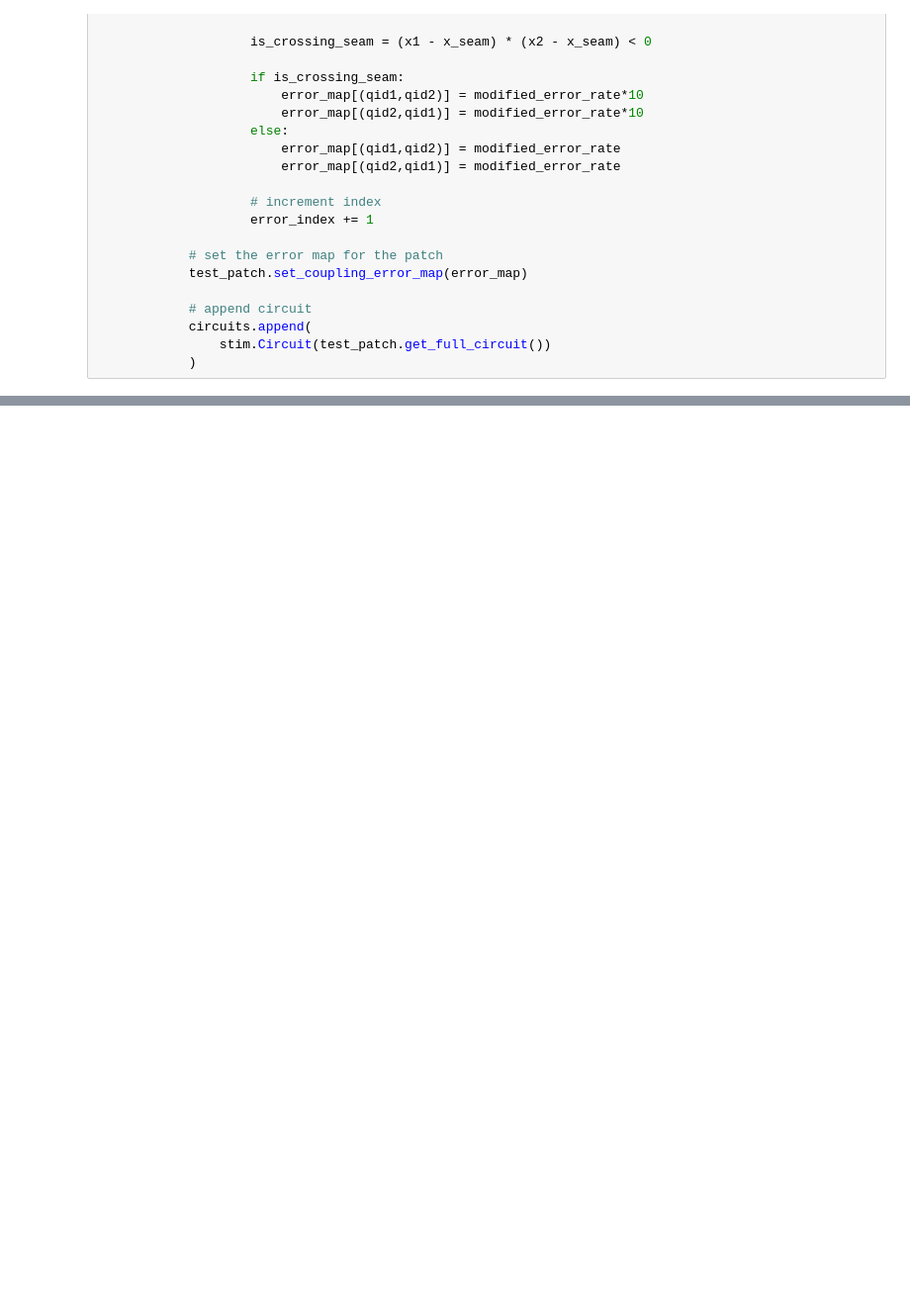
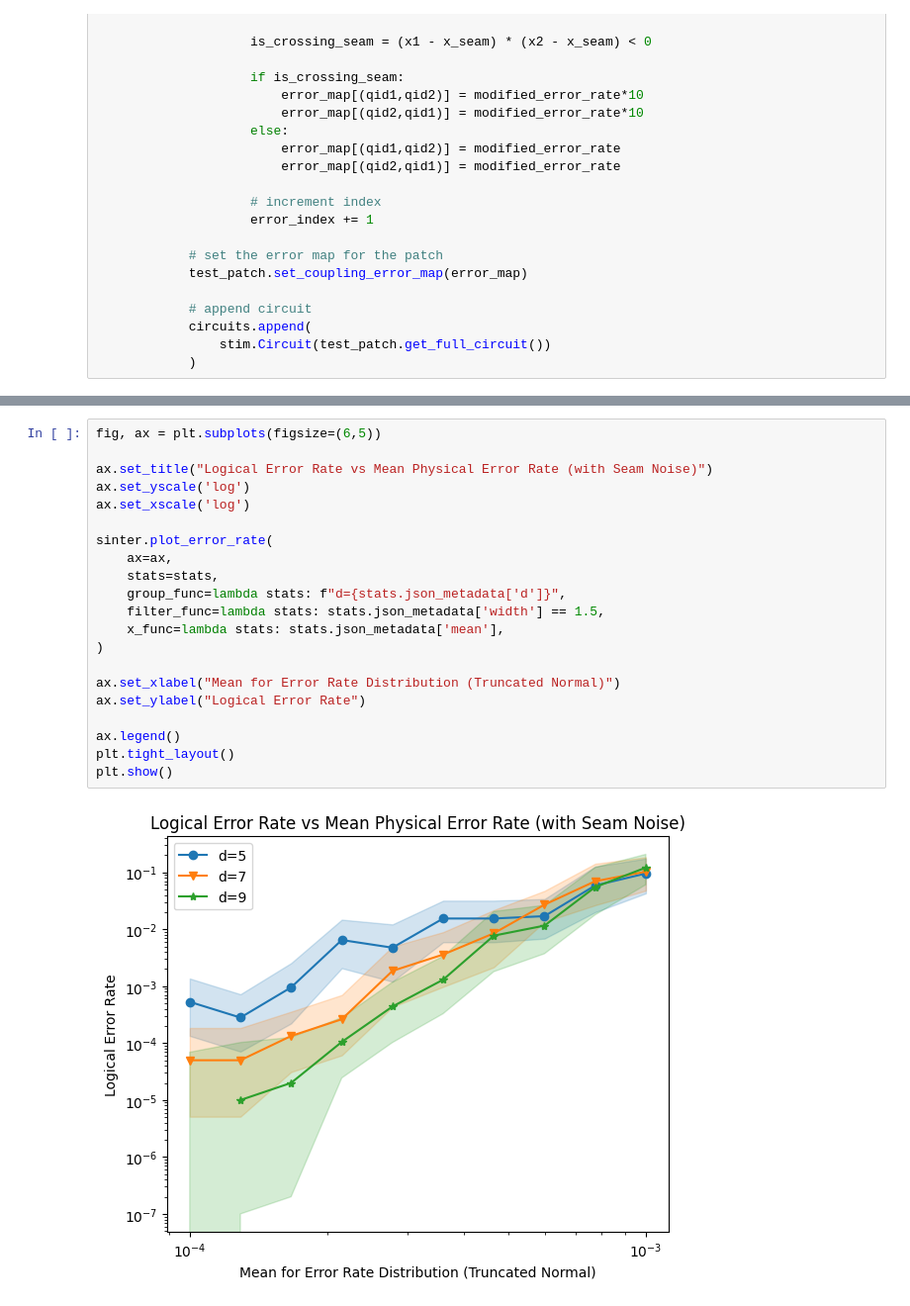
Before and after one commit to SimeonBentke/Fault-Tolerant-Surface-Code-Deformation-Across-Chiplet-Boundaries, a Jupyter notebook: usage.ipynb, the cells around one changed output, grey strips where cells are left out. Shown at 99% size. Cells and saved outputs as stored; diff of their text form; blank space fills up the shorter version.

```diff
--- a/usage.ipynb
+++ b/usage.ipynb
@@ -309,0 +306,23 @@ for ax_i, distro_width in enumerate([0.5,1,1.5,2]):
+# %%
+fig, ax = plt.subplots(figsize=(6,5))
+
+ax.set_title("Logical Error Rate vs Mean Physical Error Rate (with Seam Noise)")
+ax.set_yscale('log')
+ax.set_xscale('log')
+
+sinter.plot_error_rate(
+    ax=ax,
+    stats=stats,
+    group_func=lambda stats: f"d={stats.json_metadata['d']}",
+    filter_func=lambda stats: stats.json_metadata['width'] == 1.5,
+    x_func=lambda stats: stats.json_metadata['mean'],
+)
+
+ax.set_xlabel("Mean for Error Rate Distribution (Truncated Normal)")
+ax.set_ylabel("Logical Error Rate")
+
+ax.legend()
+plt.tight_layout()
+plt.show()
+# %% [output]
+[figure, added]
```
Also changed, not shown: parts of 4 cells of this notebook.
